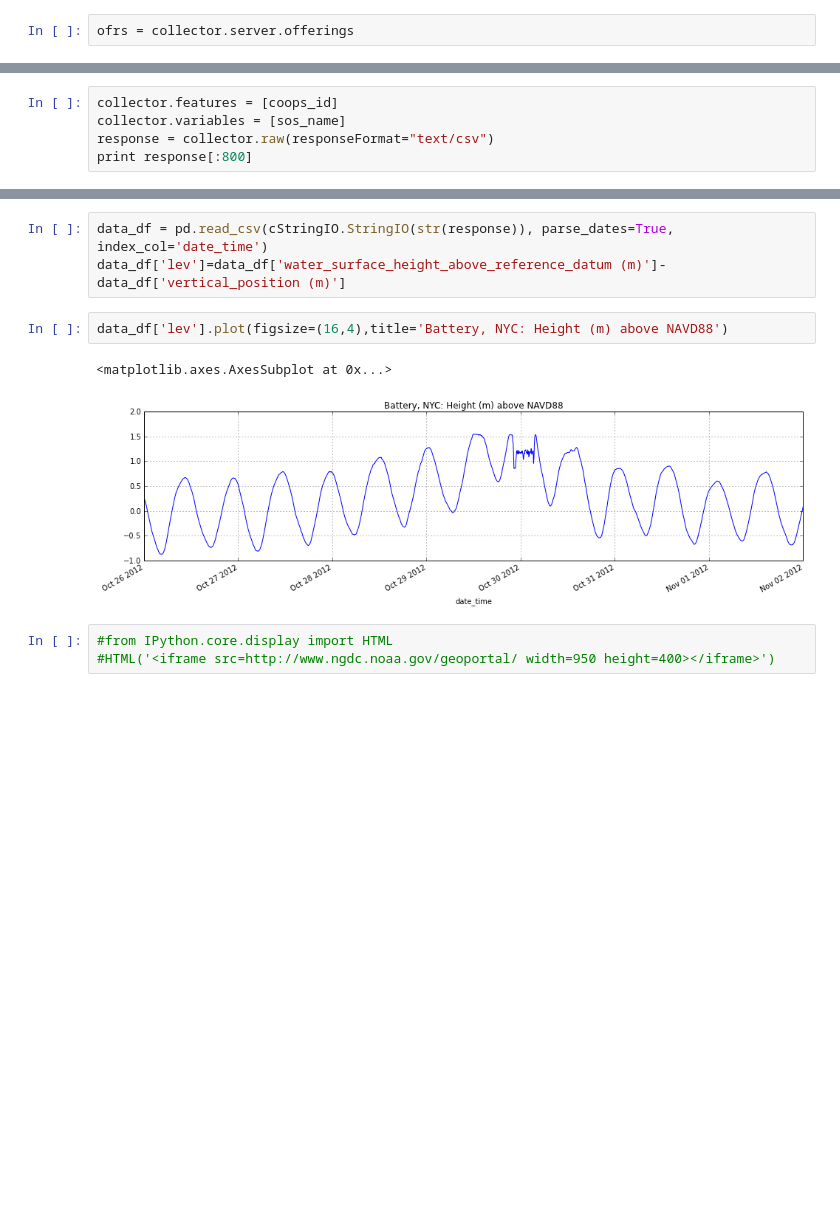
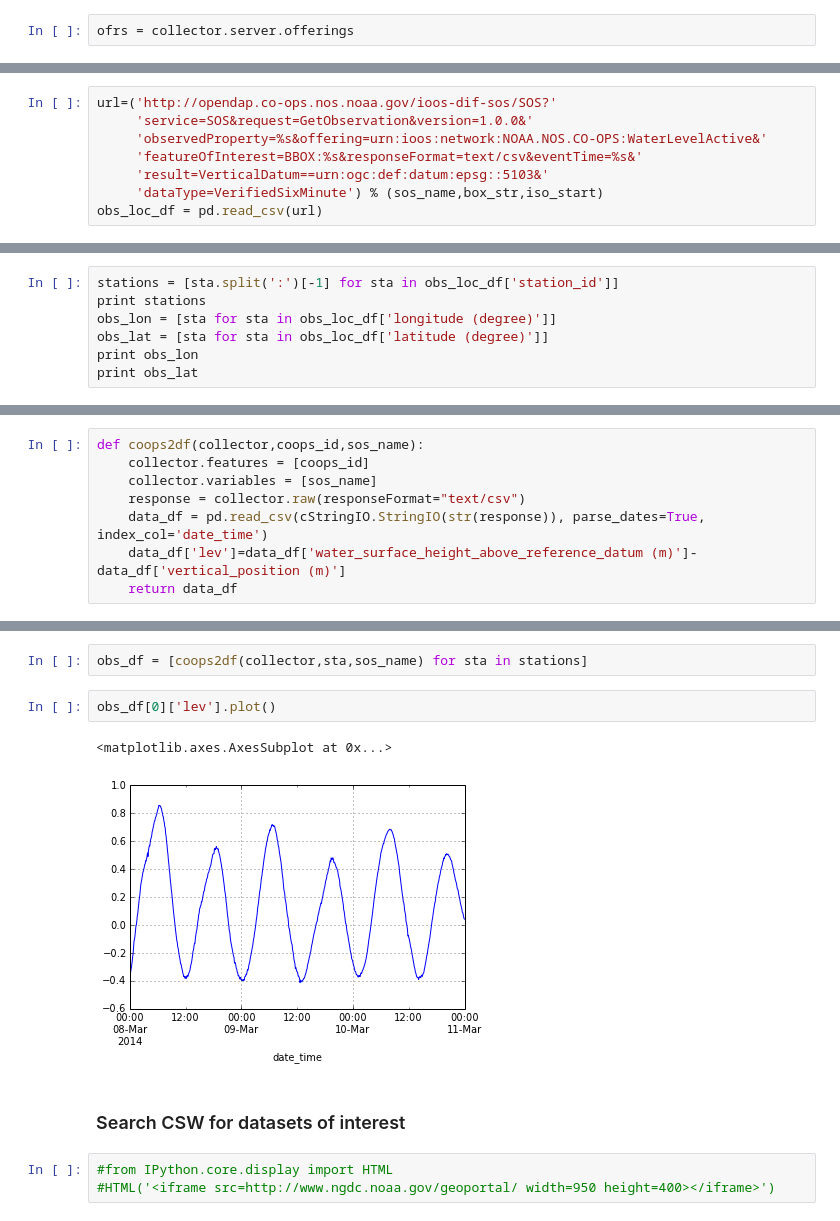
Before and after one commit to hdean83/notebook, a Jupyter notebook: CSW/IOOS_NY_Inundation.ipynb, the cells around one changed output, grey strips where cells are left out. Cells and saved outputs as stored; diff of their text form; blank space fills up the shorter version.

```diff
--- a/CSW/IOOS_NY_Inundation.ipynb
+++ b/CSW/IOOS_NY_Inundation.ipynb
@@ -89,0 +110,8 @@ vars(ofr)
+# %%
+url=('http://opendap.co-ops.nos.noaa.gov/ioos-dif-sos/SOS?'
+     'service=SOS&request=GetObservation&version=1.0.0&'
+     'observedProperty=%s&offering=urn:ioos:network:NOAA.NOS.CO-OPS:WaterLevelActive&'
+     'featureOfInterest=BBOX:%s&responseFormat=text/csv&eventTime=%s&'
+     'result=VerticalDatum==urn:ogc:def:datum:epsg::5103&'
+     'dataType=VerifiedSixMinute') % (sos_name,box_str,iso_start)
+obs_loc_df = pd.read_csv(url)
@@ -89,0 +125,7 @@ vars(ofr)
+# %%
+stations = [sta.split(':')[-1] for sta in obs_loc_df['station_id']]
+print stations
+obs_lon = [sta for sta in obs_loc_df['longitude (degree)']]
+obs_lat = [sta for sta in obs_loc_df['latitude (degree)']]
+print obs_lon
+print obs_lat
@@ -90,5 +136,8 @@ vars(ofr)
 # %%
-collector.features = [coops_id]
-collector.variables = [sos_name]
-response = collector.raw(responseFormat="text/csv")
-print response[:800]
+def coops2df(collector,coops_id,sos_name):
+    collector.features = [coops_id]
+    collector.variables = [sos_name]
+    response = collector.raw(responseFormat="text/csv")
+    data_df = pd.read_csv(cStringIO.StringIO(str(response)), parse_dates=True, index_col='date_time')
+    data_df['lev']=data_df['water_surface_height_above_reference_datum (m)']-data_df['vertical_position (m)']
+    return data_df
@@ -102,11 +144,12 @@ urn:ioos:station:NOAA.NOS.CO-OPS:8518750,urn:ioos:sensor:NOAA.NOS.CO-OPS:8518750
-# %%
-data_df = pd.read_csv(cStringIO.StringIO(str(response)), parse_dates=True, index_col='date_time')
-data_df['lev']=data_df['water_surface_height_above_reference_datum (m)']-data_df['vertical_position (m)']
-# %%
-data_df['lev'].plot(figsize=(16,4),title='Battery, NYC: Height (m) above NAVD88')
-# %% [output]
-<matplotlib.axes.AxesSubplot at 0x...>
-[figure, removed]
+# %%
+obs_df = [coops2df(collector,sta,sos_name) for sta in stations]
+# %%
+obs_df[0]['lev'].plot()
+# %% [output]
+<matplotlib.axes.AxesSubplot at 0x...>
+[figure, added]
+# %% [markdown]
+### Search CSW for datasets of interest
 # %%
 #from IPython.core.display import HTML
 #HTML('<iframe src=http://www.ngdc.noaa.gov/geoportal/ width=950 height=400></iframe>')
```
Also changed, not shown: parts of 55 cells of this notebook.
